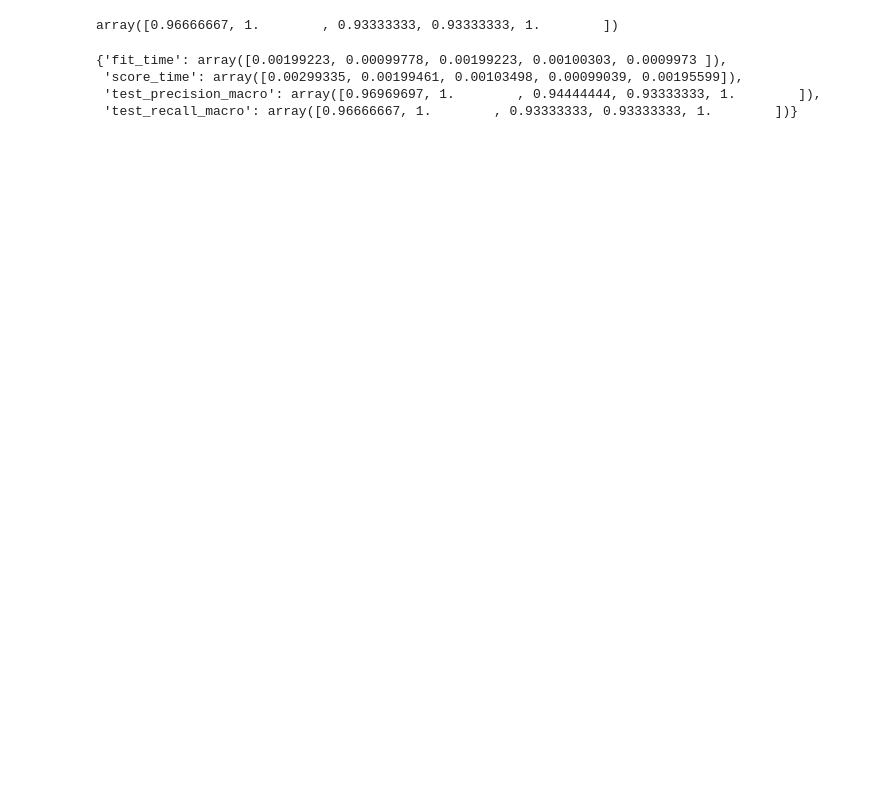
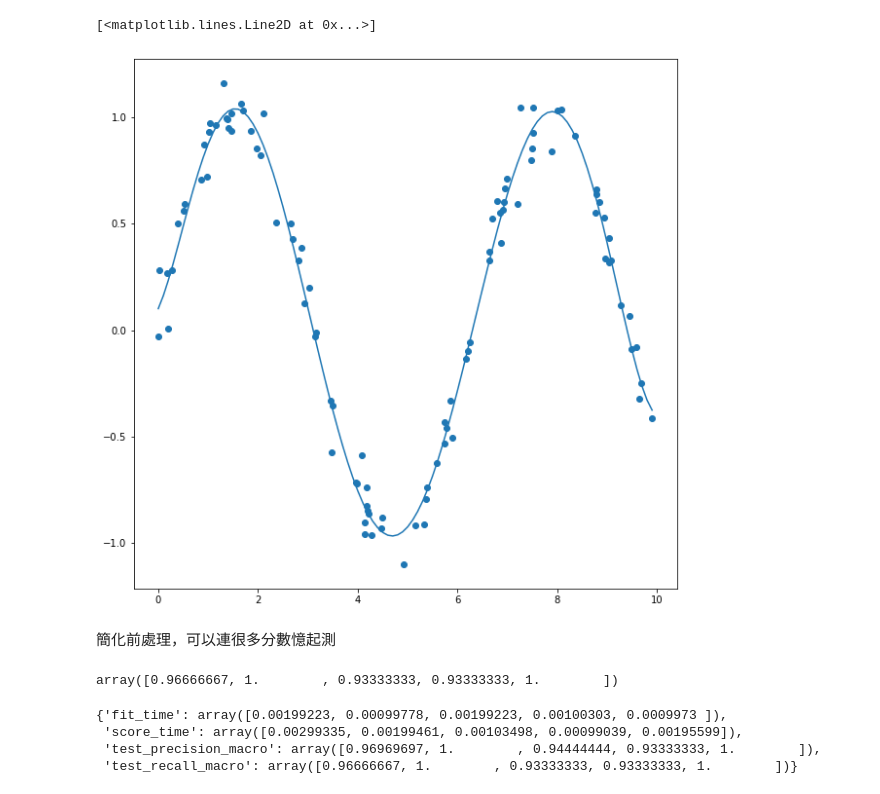
Before and after one commit to tobytoy/OpenResource, a Jupyter notebook: machine-learning(scikit-learn)/jupyter/輔助技巧(skills)/pipeline.ipynb, the cells around one changed output. Saved outputs shown, nothing was run; the diff lists cells and outputs as text; code cells hidden in the pictures; blank space fills up the shorter version.

```diff
--- a/machine-learning(scikit-learn)/jupyter/輔助技巧(skills)/pipeline.ipynb
+++ b/machine-learning(scikit-learn)/jupyter/輔助技巧(skills)/pipeline.ipynb
@@ -1 +1,29 @@
+# %%
+# 如果做 polynomial regression 用 pipeline 簡化操作
+import numpy as np
+from sklearn.pipeline import make_pipeline
+import matplotlib.pyplot as plt
+from sklearn.preprocessing import PolynomialFeatures
+from sklearn.linear_model import LinearRegression
+plt.rcParams['figure.figsize'] = [10, 10]
+
+poly_model = make_pipeline(PolynomialFeatures(7), LinearRegression())
+
+rng = np.random.RandomState(1)
+
+x = 10 * rng.rand(100)
+y = np.sin(x) + 0.1 * rng.randn(100)
+
+xfit = np.arange(0, 10, 0.1)
+
+poly_model.fit(x[:, np.newaxis], y)
+yfit = poly_model.predict(xfit[:, np.newaxis])
+
+plt.scatter(x, y)
+plt.plot(xfit, yfit)
+# %% [output]
+[<matplotlib.lines.Line2D at 0x...>]
+[figure, added]
+# %% [markdown]
+簡化前處理，可以連很多分數憶起測
 # %%
```
Also changed, not shown: parts of 1 cell of this notebook, 8 other files.
